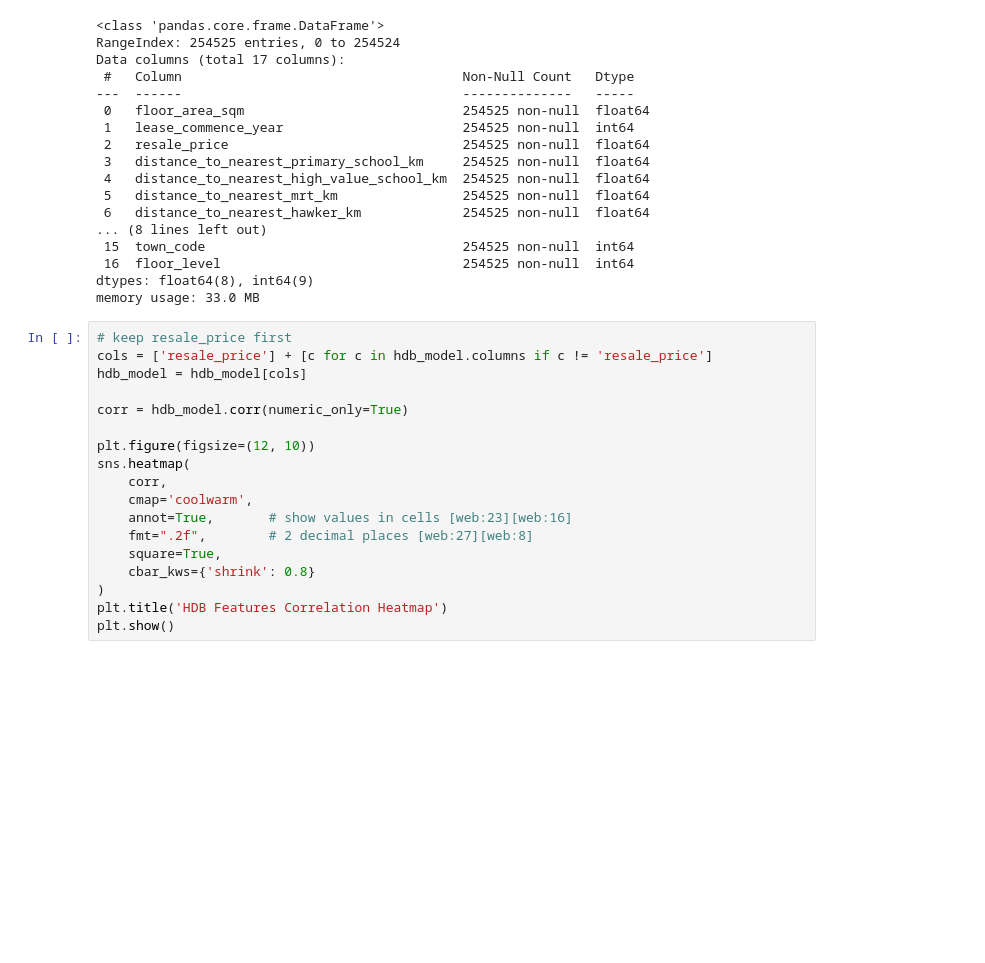
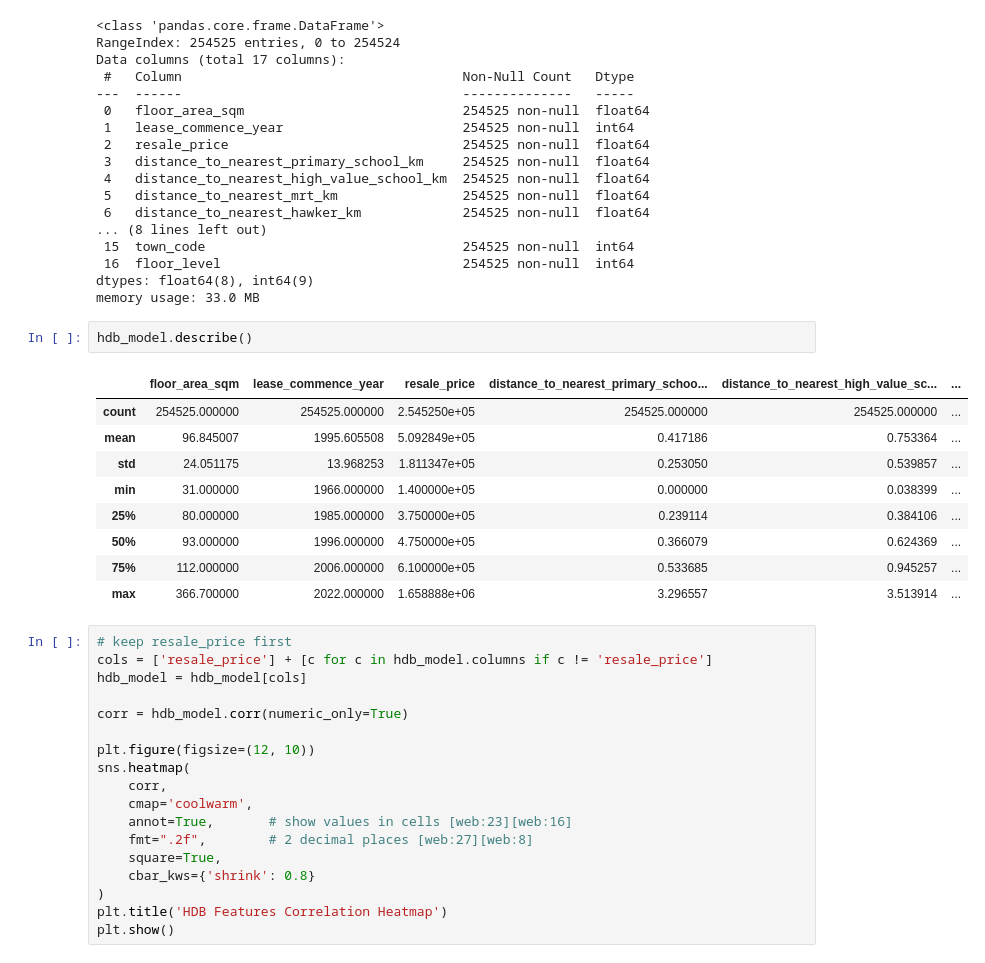
Before and after one commit to johncharles-dev/HDB-Resale-Price-Prediction-and-Recommendation, a Jupyter notebook: Model_Building/Model_building.ipynb, the cells around one changed output. Saved outputs shown, nothing was run; the diff lists cells and outputs as text; blank space fills up the shorter version.

```diff
--- a/Model_Building/Model_building.ipynb
+++ b/Model_Building/Model_building.ipynb
@@ -42,6 +42,18 @@ Data columns (total 17 columns):
  16  floor_level                               254525 non-null  int64
 dtypes: float64(8), int64(9)
 memory usage: 33.0 MB
+# %%
+hdb_model.describe()
+# %% [output]
+|  | floor_area_sqm | lease_commence_year | resale_price | distance_to_nearest_primary_schoo... | distance_to_nearest_high_value_sc... | ... |
+| count | 254525.000000 | 254525.000000 | 2.545250e+05 | 254525.000000 | 254525.000000 | ... |
+| mean | 96.845007 | 1995.605508 | 5.092849e+05 | 0.417186 | 0.753364 | ... |
+| std | 24.051175 | 13.968253 | 1.811347e+05 | 0.253050 | 0.539857 | ... |
+| min | 31.000000 | 1966.000000 | 1.400000e+05 | 0.000000 | 0.038399 | ... |
+| 25% | 80.000000 | 1985.000000 | 3.750000e+05 | 0.239114 | 0.384106 | ... |
+| 50% | 93.000000 | 1996.000000 | 4.750000e+05 | 0.366079 | 0.624369 | ... |
+| 75% | 112.000000 | 2006.000000 | 6.100000e+05 | 0.533685 | 0.945257 | ... |
+| max | 366.700000 | 2022.000000 | 1.658888e+06 | 3.296557 | 3.513914 | ... |
 # %%
 # keep resale_price first
 cols = ['resale_price'] + [c for c in hdb_model.columns if c != 'resale_price']
```
Also changed, not shown: 1 other file.
